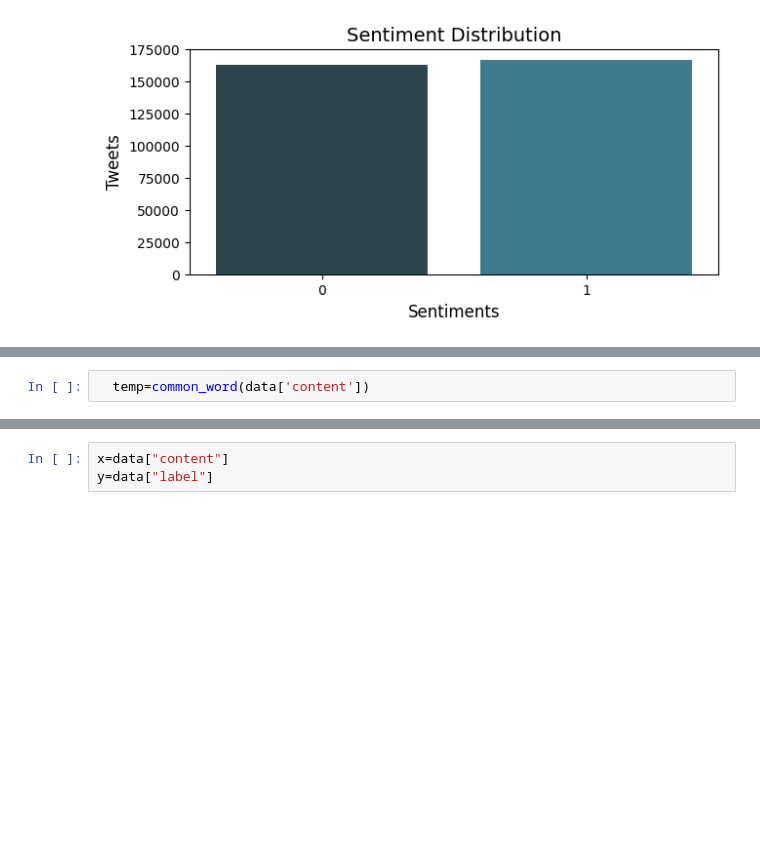
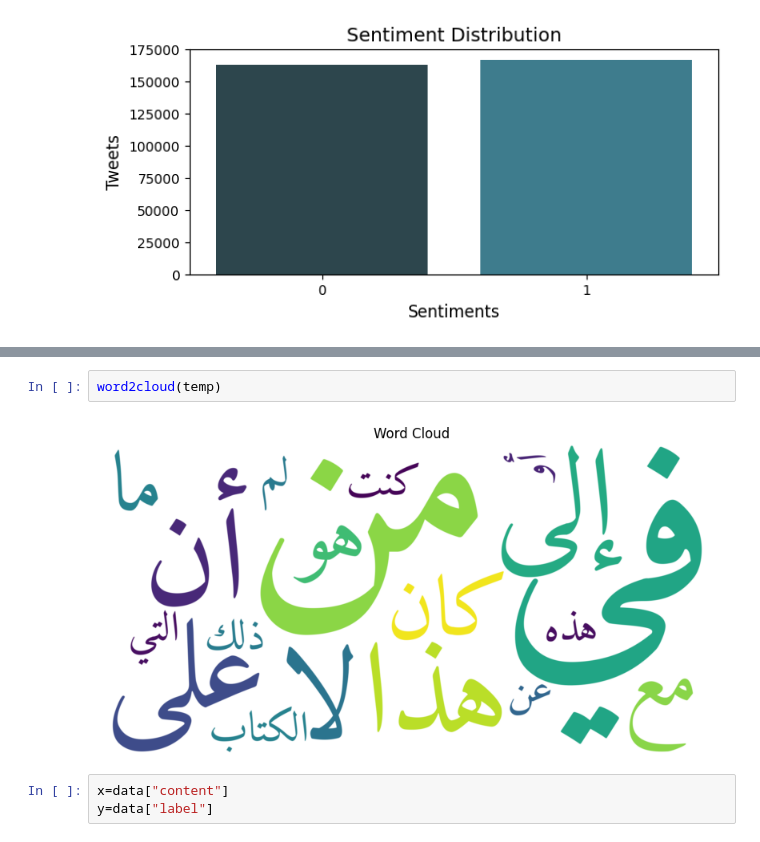
Before and after one commit to Mohammad-Hasweh/Arabic-sentiment-analysis, a Jupyter notebook: arabic_setntiment_analysis.ipynb, the cells around one changed output, grey strips where cells are left out. Saved outputs shown, nothing was run; the diff lists cells and outputs as text; blank space fills up the shorter version.

```diff
--- a/arabic_setntiment_analysis.ipynb
+++ b/arabic_setntiment_analysis.ipynb
@@ -238,4 +240,2 @@ def common_word(data):
   temp.columns = ['Common_words','count']
   return temp
-# %%
-  temp=common_word(data['content'])
@@ -255,5 +258,9 @@ temp.head()
 # %% [output]
 [interactive output not drawn]
+# %%
+word2cloud(temp)
+# %% [output]
+[figure, added]
 # %%
 x=data["content"]
 y=data["label"]
```
Also changed, not shown: parts of 27 cells of this notebook.
